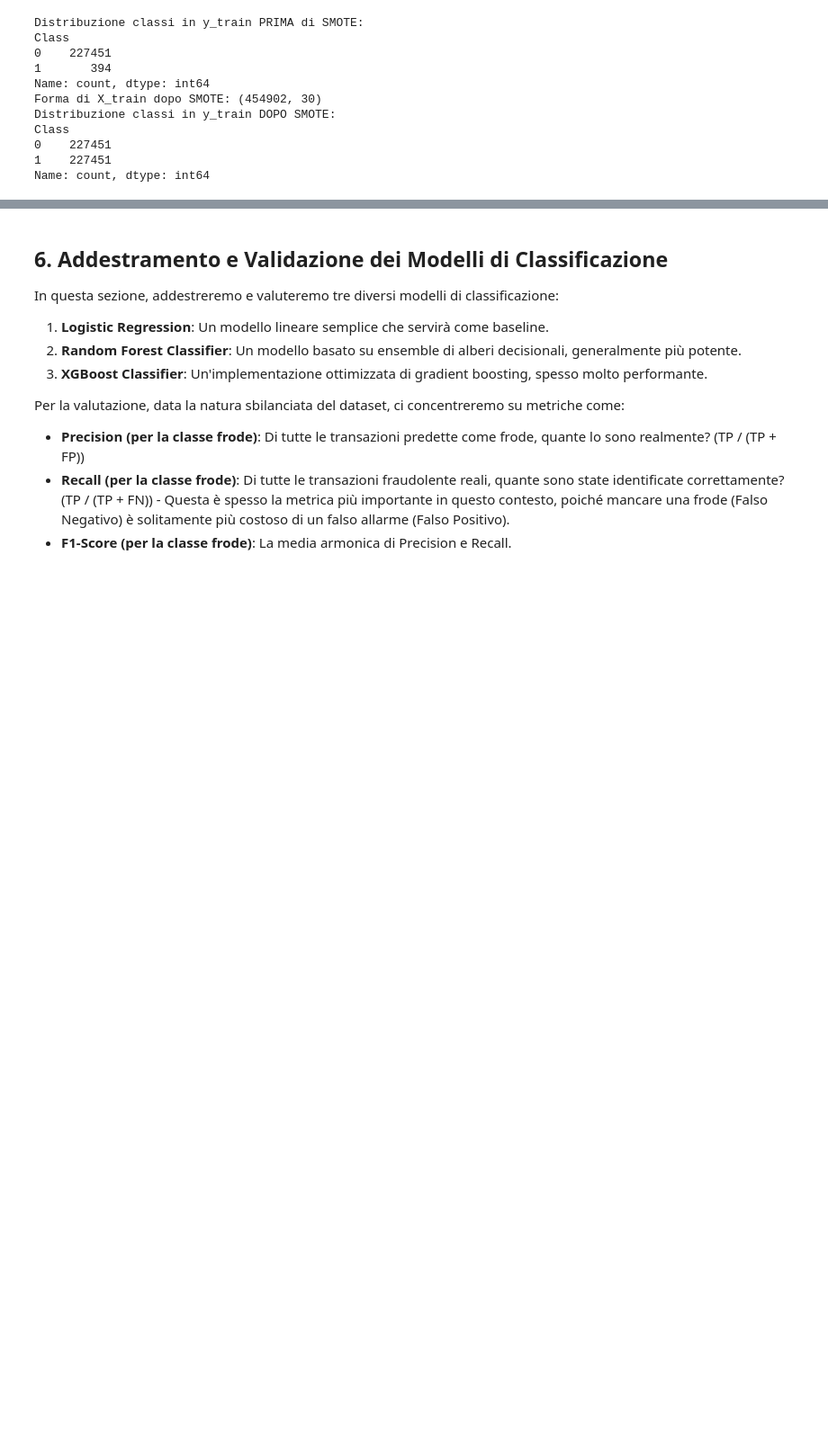
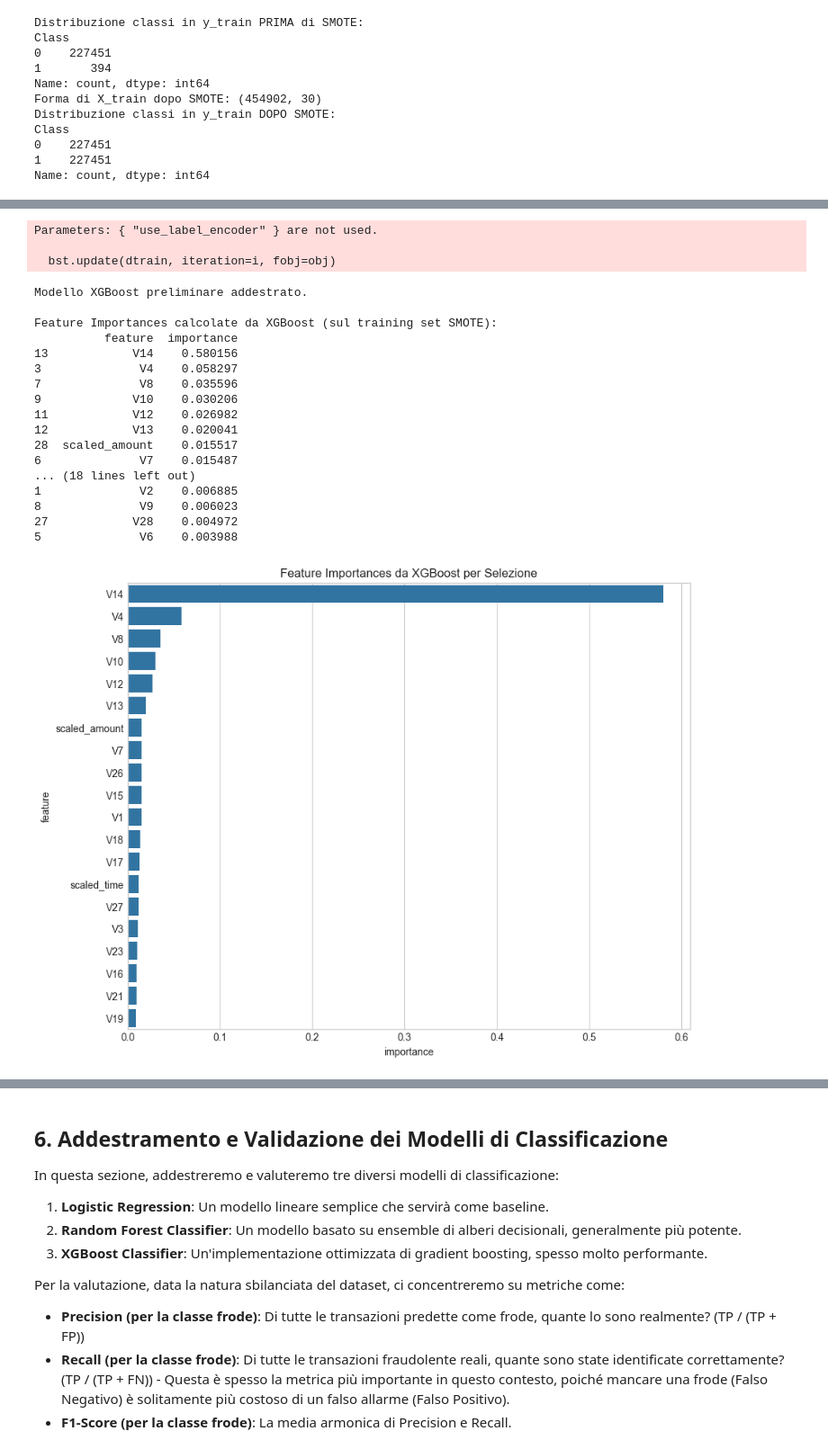
Before and after one commit to alevu3344/PDADI, a Jupyter notebook: notebooks/credit.ipynb, the cells around one changed output, grey strips where cells are left out. Shown: that part at 90% size. Cells and saved outputs as stored; diff of their text form; code cells hidden in the pictures; blank space fills up the shorter version.

Commit message:
feature selection is bad and hardcoded

```diff
--- a/notebooks/credit.ipynb
+++ b/notebooks/credit.ipynb
@@ -58,7 +58,8 @@ Procediamo con il caricamento e una prima ispezione del dataset.
 # %%
 # Caricamento del dataset
 try:
-    df = pd.read_csv('creditcard.csv')
+    #read ../data/creditcard.csv
+    df = pd.read_csv('../data/creditcard.csv')
     print("Dataset caricato con successo.")
     print(f"Dimensioni del dataset: {df.shape}")
 except FileNotFoundError:
@@ -320,3 +310,59 @@ Class
 0    227451
 1    227451
 Name: count, dtype: int64
+# %%
+
+
+# 1. Addestrare un modello XGBoost su X_train_smote per ottenere le feature importances
+# Usiamo parametri di default, l'obiettivo qui è solo ottenere le importances.
+print("Addestramento modello XGBoost preliminare per feature importance...")
+xgb_for_importance = xgb.XGBClassifier(
+    objective='binary:logistic',
+    eval_metric='aucpr',
+    use_label_encoder=False, # Per versioni recenti di XGBoost
+    random_state=42
+)
+
+# Assicurati che X_train_smote sia un DataFrame Pandas con i nomi delle colonne
+# Se SMOTE restituisce un NumPy array, convertilo prima in DataFrame usando X_train.columns
+if not isinstance(X_train_smote, pd.DataFrame):
+    X_train_smote_df = pd.DataFrame(X_train_smote, columns=X_train.columns)
+else:
+    X_train_smote_df = X_train_smote
+
+xgb_for_importance.fit(X_train_smote_df, y_train_smote)
+print("Modello XGBoost preliminare addestrato.")
+
+# 2. Estrarre e visualizzare le feature importances
+importances_xgb_fs = pd.DataFrame({
+    'feature': X_train_smote_df.columns,
+    'importance': xgb_for_importance.feature_importances_
+})
+importances_xgb_fs = importances_xgb_fs.sort_values('importance', ascending=False)
+
+print("\nFeature Importances calcolate da XGBoost (sul training set SMOTE):")
+print(importances_xgb_fs)
+
+plt.figure(figsize=(10, 8))
+plt.title('Feature Importances da XGBoost per Selezione')
+sns.barplot(x='importance', y='feature', data=importances_xgb_fs.head(20)) # Mostra le top 20
+plt.show()
+
+# 3. Selezionare le N feature più importanti
+N_FEATURES_TO_SELECT = 15 # Puoi modificare questo valore
+selected_features = importances_xgb_fs.head(N_FEATURES_TO_SELECT)['feature'].tolist()
+
+print(f"\nSelezionate le top {N_FEATURES_TO_SELECT} feature: {selected_features}")
+
+# 4. Creare i nuovi dataset con solo le feature selezionate
+X_train_smote_fs = X_train_smote_df[selected_features]
+X_test_fs = X_test[selected_features] # X_test è il set di test originale (non SMOTE)
+
+print(f"\nNuova forma di X_train_smote_fs: {X_train_smote_fs.shape}")
+print(f"Nuova forma di X_test_fs: {X_test_fs.shape}")
+print("--- Fine Selezione Feature ---")
+
+# Ora, X_train_smote_fs e y_train_smote verranno usati per l'addestramento
+# di tutti i modelli successivi e per RandomizedSearchCV.
+# X_test_fs e y_test verranno usati per la valutazione finale.
+# %% [output]
@@ -322,0 +370,21 @@ Name: count, dtype: int64
+Parameters: { "use_label_encoder" } are not used.
+
+  bst.update(dtrain, iteration=i, fobj=obj)
+Modello XGBoost preliminare addestrato.
+
+Feature Importances calcolate da XGBoost (sul training set SMOTE):
+          feature  importance
+13            V14    0.580156
+3              V4    0.058297
+7              V8    0.035596
+9             V10    0.030206
+11            V12    0.026982
+12            V13    0.020041
+28  scaled_amount    0.015517
+6              V7    0.015487
+... (18 lines left out)
+1              V2    0.006885
+8              V9    0.006023
+27            V28    0.004972
+5              V6    0.003988
+[figure, added]
```
Also changed, not shown: parts of 7 cells of this notebook, 5 other files.
